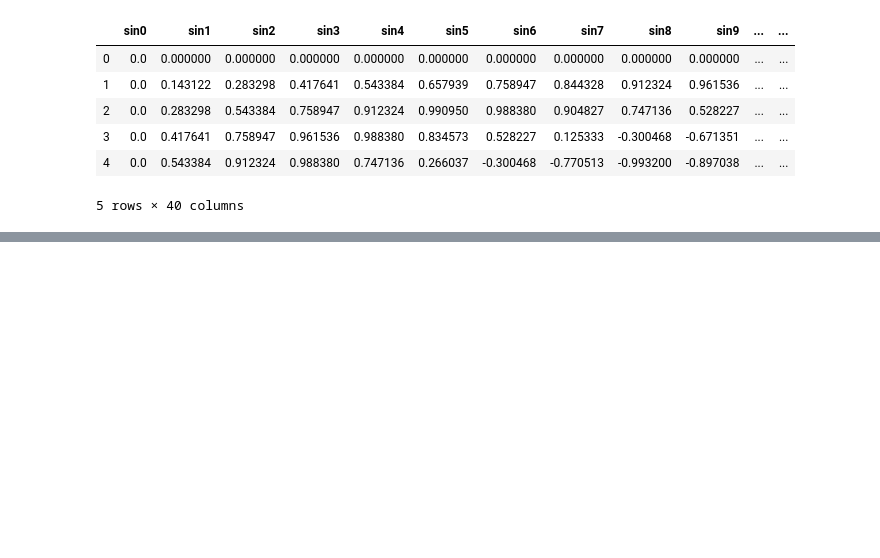
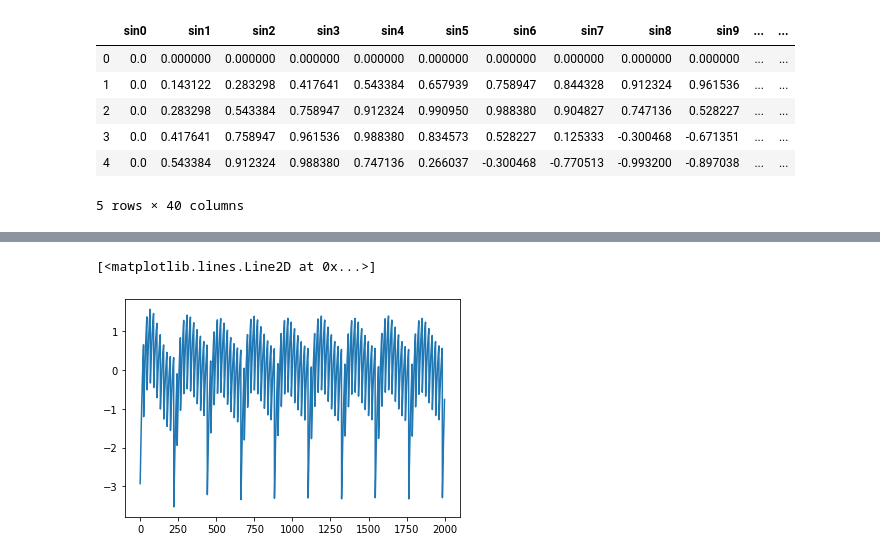
Before and after one commit to Kaushal1011/signals-systems, a Jupyter notebook: testerS3.ipynb, the cells around one changed output, grey strips where cells are left out. Cells and saved outputs as stored; diff of their text form; code cells hidden in the pictures; blank space fills up the shorter version.

```diff
--- a/testerS3.ipynb
+++ b/testerS3.ipynb
@@ -149,0 +151,32 @@ plt.show()
+# %%
+from typing import Tuple
+
+import scipy.signal as sig
+from scipy.signal import butter, lfilter, freqz
+import numpy as np
+def filt_lp(Cfs: int,Ss:int, sig: np.ndarray,order=5) -> np.ndarray:
+    """return a filtered signal; low pass filter"""
+    nyq = 0.5 * Ss
+    normal_cutoff = Cfs / nyq
+    b, a = butter(order, normal_cutoff, btype='low', analog=False)
+    y = lfilter(b, a, sig)
+    return y
+
+
+
+def filt_hp(Cfs: int,Ss:int, sig: np.ndarray,order=5) -> np.ndarray:
+    """return a filtered signal; high pass filter"""
+    nyq = 0.5 * Ss
+    normal_cutoff = Cfs / nyq
+    b, a = butter(order, normal_cutoff, btype='high', analog=False)
+    y = lfilter(b, a, sig)
+    return y
+
+def filt_bp(Cfs0: int, Cfs1: int,Ss:int, sig: np.ndarray,order=5) -> np.ndarray:
+    """return a filtered signal; band pass filter"""
+    nyq = 0.5 * Ss
+    normal_cutoff1 = Cfs0 / nyq
+    normal_cutoff2 = Cfs1 / nyq
+    b, a = butter(order, (normal_cutoff1,normal_cutoff2), btype='band', analog=False)
+    y = lfilter(b, a, sig)
+    return y
@@ -149,0 +195,5 @@ plt.show()
+# %%
+plt.plot(filt_hp(100,44100,b))
+# %% [output]
+[<matplotlib.lines.Line2D at 0x...>]
+[figure, added]
```
Also changed, not shown: parts of 3 cells of this notebook, 3 other files.
